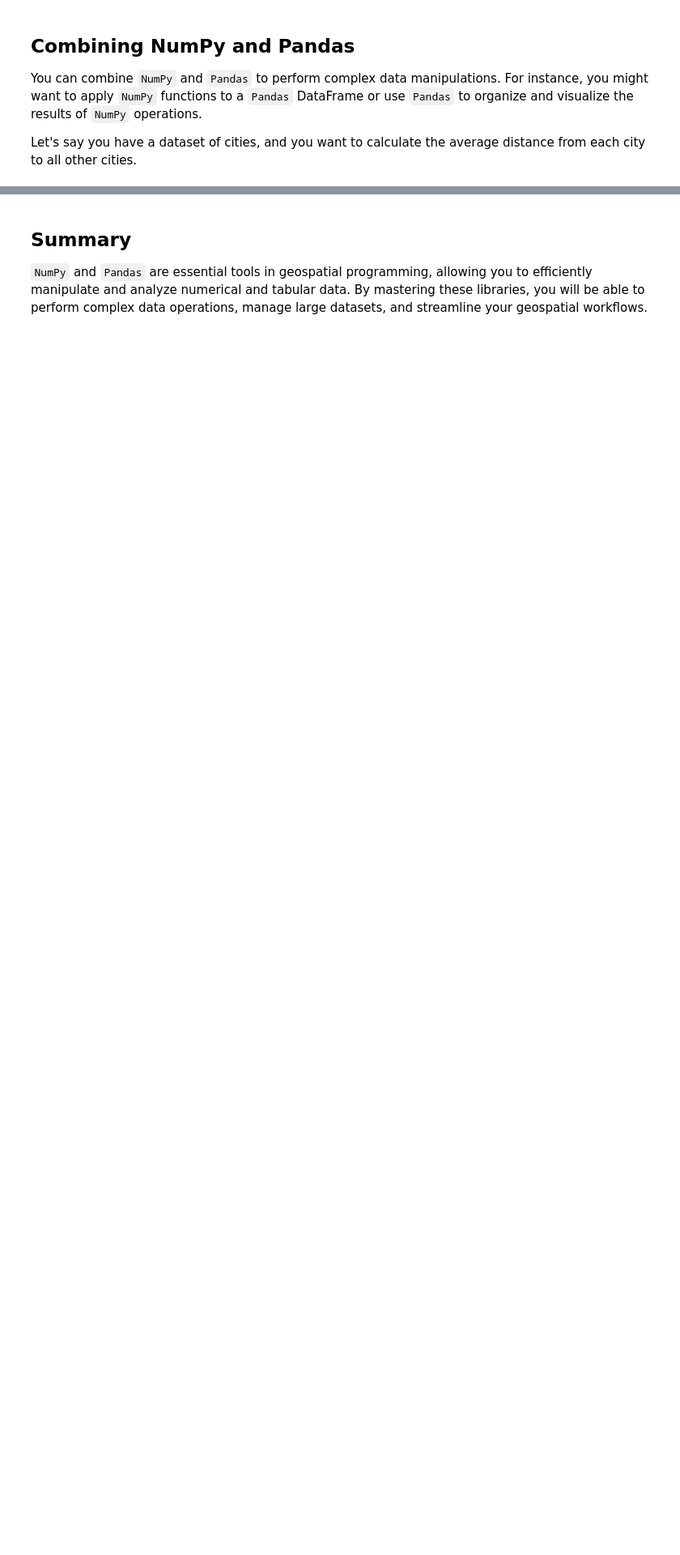
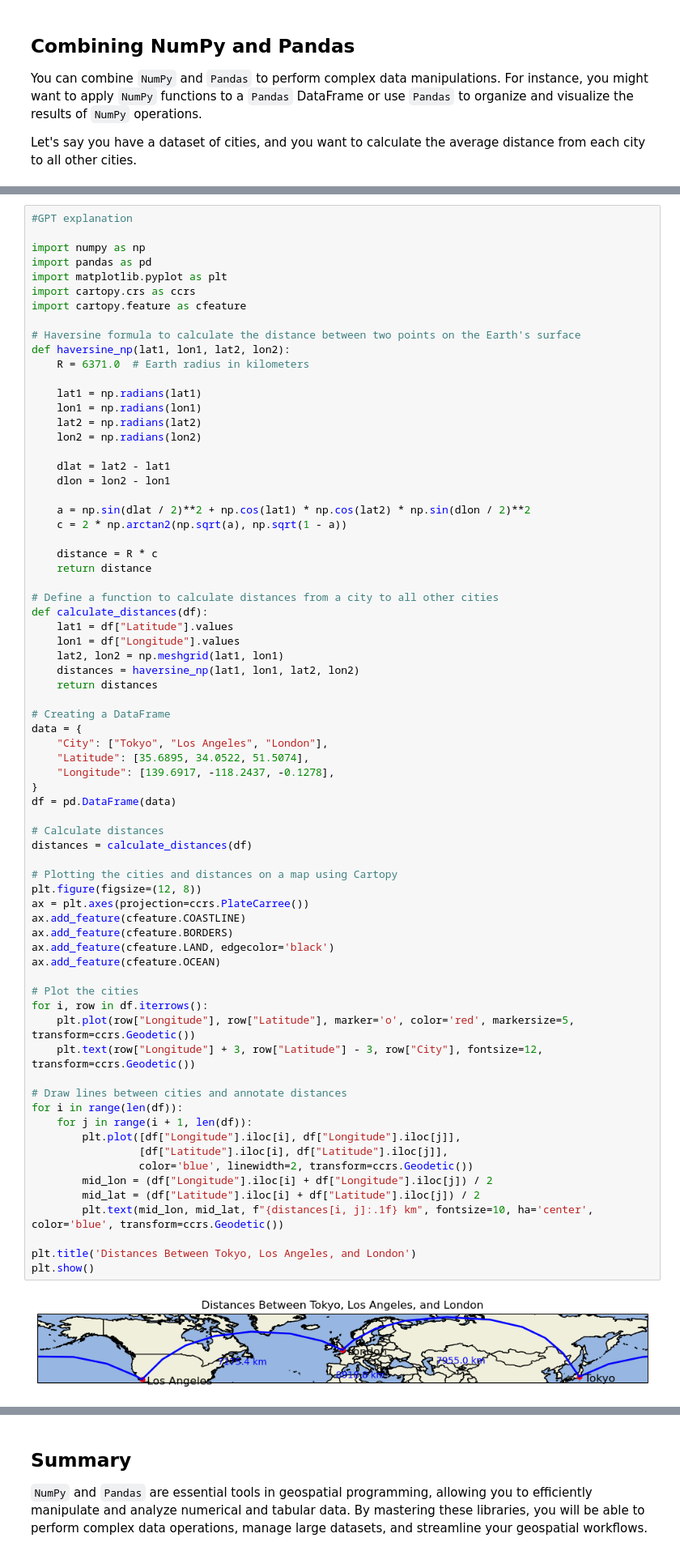
Before and after one commit to felwind14/py4geo, a Jupyter notebook: book/python/08_numpy_pandas.ipynb, the cells around one changed output, grey strips where cells are left out. Shown at 81% size. Cells and saved outputs as stored; diff of their text form; blank space fills up the shorter version.

```diff
--- a/book/python/08_numpy_pandas.ipynb
+++ b/book/python/08_numpy_pandas.ipynb
@@ -452,3 +983,76 @@ df
+# %%
+#GPT explanation
+
+import numpy as np
+import pandas as pd
+import matplotlib.pyplot as plt
+import cartopy.crs as ccrs
+import cartopy.feature as cfeature
+
+# Haversine formula to calculate the distance between two points on the Earth's surface
+def haversine_np(lat1, lon1, lat2, lon2):
+    R = 6371.0  # Earth radius in kilometers
+
+    lat1 = np.radians(lat1)
+    lon1 = np.radians(lon1)
+    lat2 = np.radians(lat2)
+    lon2 = np.radians(lon2)
+
+    dlat = lat2 - lat1
+    dlon = lon2 - lon1
+
+    a = np.sin(dlat / 2)**2 + np.cos(lat1) * np.cos(lat2) * np.sin(dlon / 2)**2
+    c = 2 * np.arctan2(np.sqrt(a), np.sqrt(1 - a))
+
+    distance = R * c
+    return distance
+
+# Define a function to calculate distances from a city to all other cities
+def calculate_distances(df):
+    lat1 = df["Latitude"].values
+    lon1 = df["Longitude"].values
+    lat2, lon2 = np.meshgrid(lat1, lon1)
+    distances = haversine_np(lat1, lon1, lat2, lon2)
+    return distances
+
+# Creating a DataFrame
+data = {
+    "City": ["Tokyo", "Los Angeles", "London"],
+    "Latitude": [35.6895, 34.0522, 51.5074],
+    "Longitude": [139.6917, -118.2437, -0.1278],
+}
+df = pd.DataFrame(data)
+
+# Calculate distances
+distances = calculate_distances(df)
+
+# Plotting the cities and distances on a map using Cartopy
+plt.figure(figsize=(12, 8))
+ax = plt.axes(projection=ccrs.PlateCarree())
+ax.add_feature(cfeature.COASTLINE)
+ax.add_feature(cfeature.BORDERS)
+ax.add_feature(cfeature.LAND, edgecolor='black')
+ax.add_feature(cfeature.OCEAN)
+
+# Plot the cities
+for i, row in df.iterrows():
+    plt.plot(row["Longitude"], row["Latitude"], marker='o', color='red', markersize=5, transform=ccrs.Geodetic())
+    plt.text(row["Longitude"] + 3, row["Latitude"] - 3, row["City"], fontsize=12, transform=ccrs.Geodetic())
+
+# Draw lines between cities and annotate distances
+for i in range(len(df)):
+    for j in range(i + 1, len(df)):
+        plt.plot([df["Longitude"].iloc[i], df["Longitude"].iloc[j]],
+                 [df["Latitude"].iloc[i], df["Latitude"].iloc[j]],
+                 color='blue', linewidth=2, transform=ccrs.Geodetic())
+        mid_lon = (df["Longitude"].iloc[i] + df["Longitude"].iloc[j]) / 2
+        mid_lat = (df["Latitude"].iloc[i] + df["Latitude"].iloc[j]) / 2
+        plt.text(mid_lon, mid_lat, f"{distances[i, j]:.1f} km", fontsize=10, ha='center', color='blue', transform=ccrs.Geodetic())
+
+plt.title('Distances Between Tokyo, Los Angeles, and London')
+plt.show()
+# %% [output]
+[figure, added]
 # %% [markdown]
 ## Exercises
 
```
Also changed, not shown: parts of 76 cells of this notebook, 3 other files.
